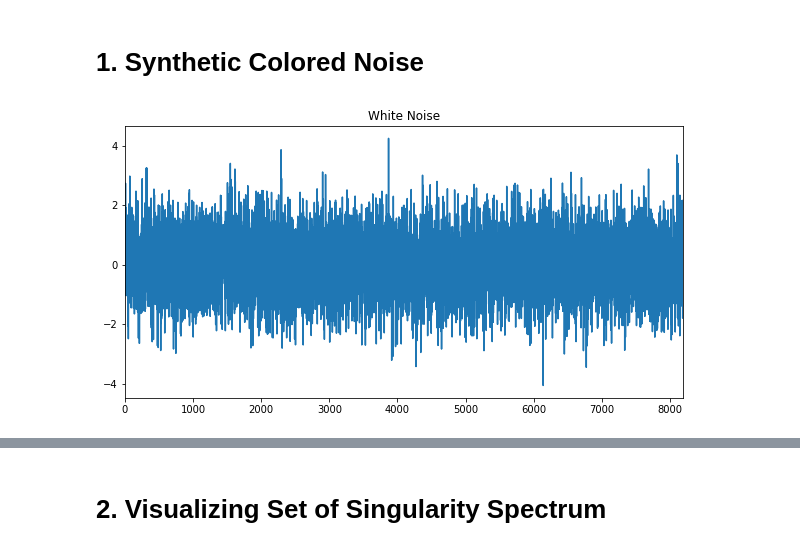
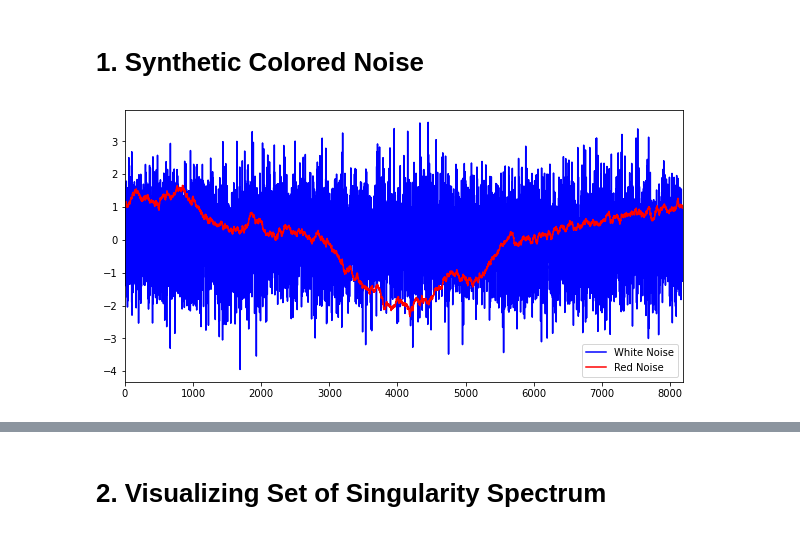
Before and after one commit to rsautter/Chi-Space, a Jupyter notebook: examples/ColoredNoiseExample.ipynb, the cells around one changed output, grey strips where cells are left out. Cells and saved outputs as stored; diff of their text form; code cells hidden in the pictures.

```diff
--- a/examples/ColoredNoiseExample.ipynb
+++ b/examples/ColoredNoiseExample.ipynb
@@ -36,11 +36,15 @@ import numpy as np
 # 1. Synthetic Colored Noise
 # %%
 wn = zeta.cNoise(0,[2**13])
-wn = wn/np.std(wn)
+rn = zeta.cNoise(2,[2**13])
+wn = zeta.normalize(wn)
+rn = zeta.normalize(rn)
+
 plt.figure(figsize=(10,5))
-plt.plot(wn)
+plt.plot(wn,label='White Noise',color='blue')
+plt.plot(rn,label='Red Noise',color='r')
 plt.xlim(0,len(wn))
-plt.title(r"White Noise")
+plt.legend()
 plt.show()
 # %% [output]
-[figure, old version]
+[figure, new version]
```
Also changed, not shown: parts of 8 cells of this notebook, 8 other files.
